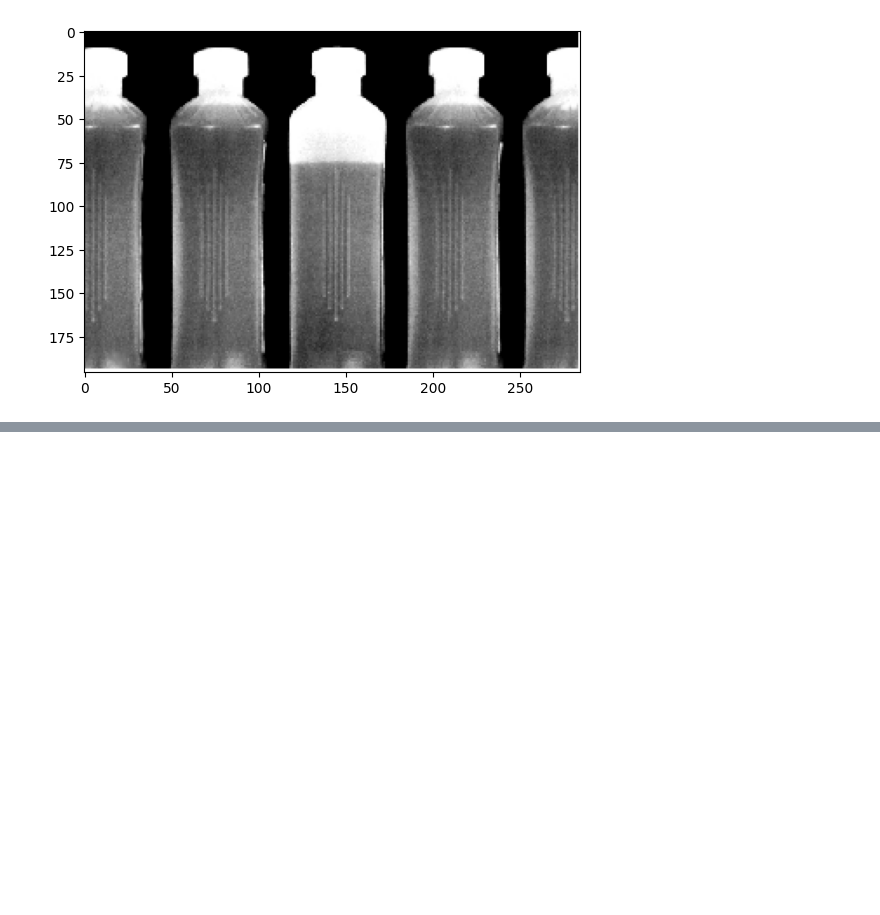
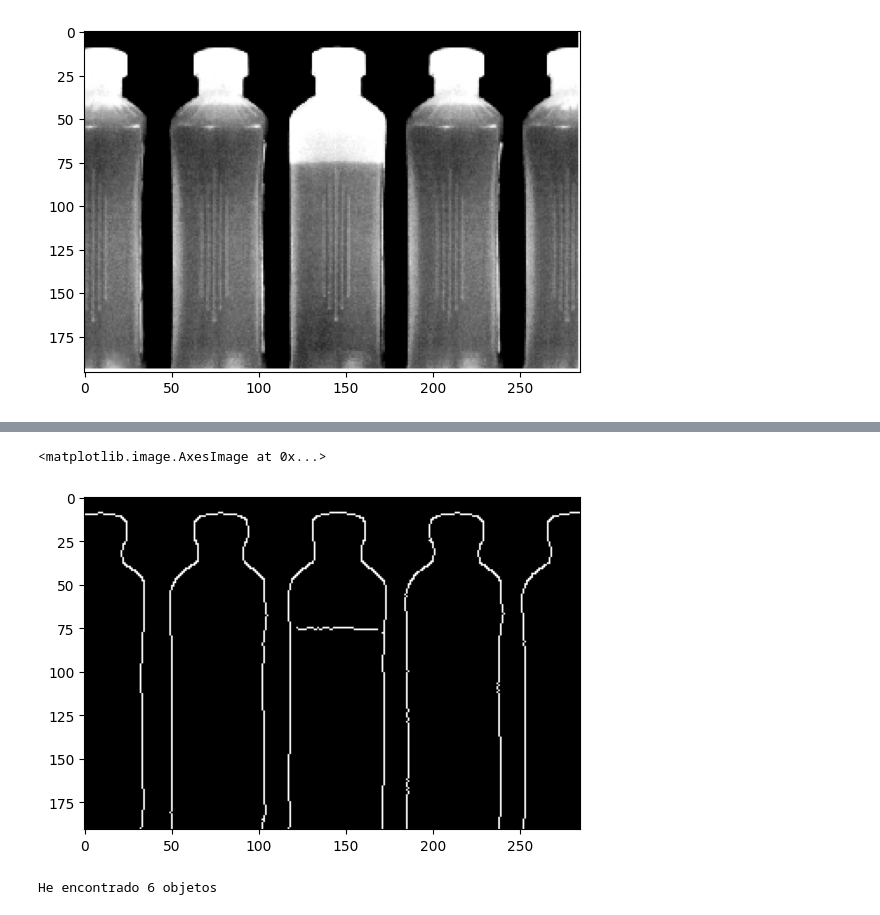
Before and after one commit to AxelRueG/PDI, a Jupyter notebook: guia_1.ipynb, the cells around one changed output, grey strips where cells are left out. Saved outputs shown, nothing was run; the diff lists cells and outputs as text; code cells hidden in the pictures; blank space fills up the shorter version.

```diff
--- a/guia_1.ipynb
+++ b/guia_1.ipynb
@@ -217,0 +207,20 @@ plt.show()
+# %%
+# Detectamos los bordes con Canny
+canny = cv2.Canny(bottle_filter, 50, 150)
+plt.imshow(canny, cmap='gray')
+# %% [output]
+<matplotlib.image.AxesImage at 0x...>
+[figure, added]
+# %%
+# Buscamos los contornos
+(contornos,_) = cv2.findContours(canny.copy(), cv2.RETR_EXTERNAL, cv2.CHAIN_APPROX_SIMPLE)
+
+# Mostramos el número de monedas por consola
+print("He encontrado {} objetos".format(len(contornos)))
+
+# cv2.drawContours(original,contornos,-1,(0,0,255), 2)
+# cv2.imshow("contornos", original)
+
+# cv2.waitKey(0)
+# %% [output]
+He encontrado 6 objetos
```
Also changed, not shown: parts of 4 cells of this notebook.
